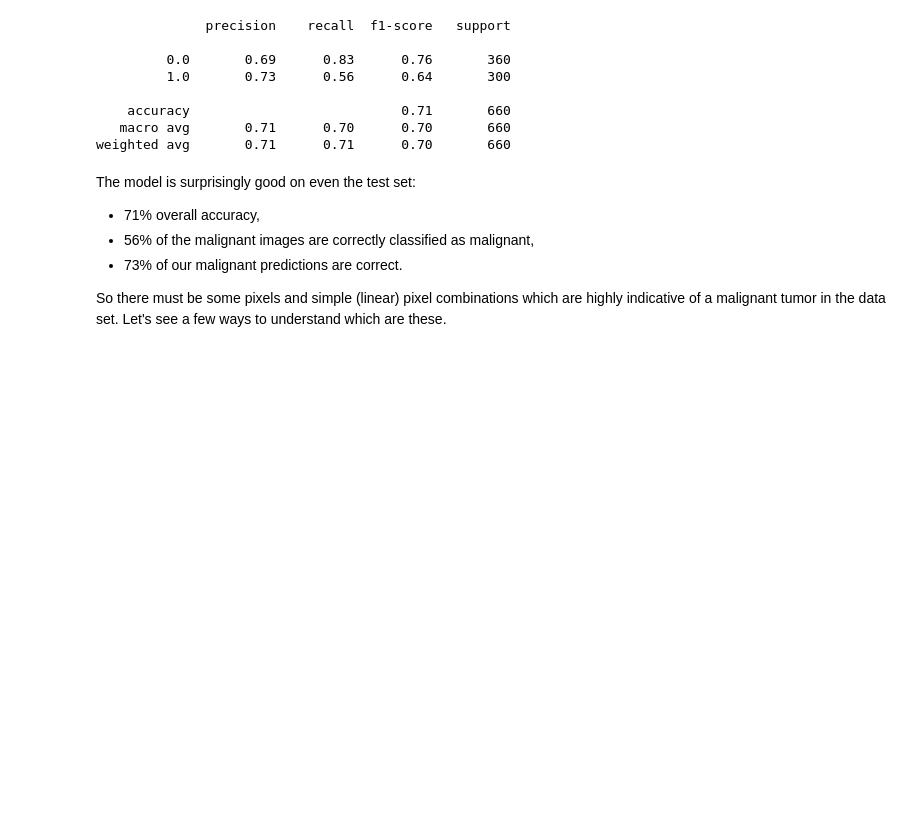
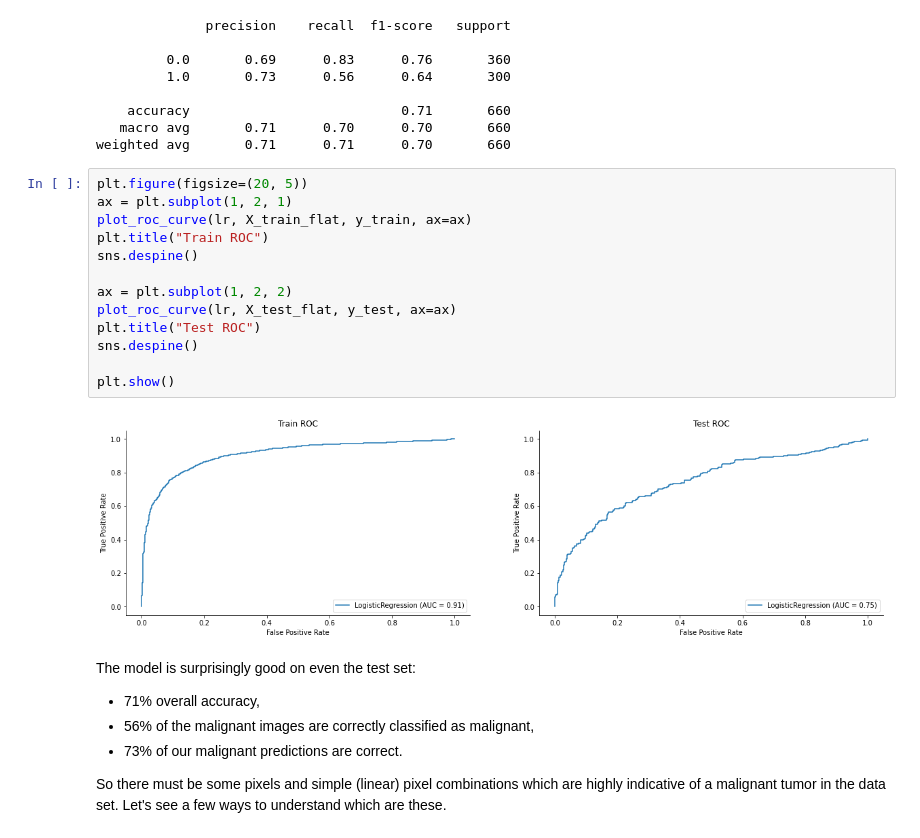
Before and after one commit to danieltsoukup/melanoma_regression, a Jupyter notebook: melanoma-regression.ipynb, the cells around one changed output. Saved outputs shown, nothing was run; the diff lists cells and outputs as text; blank space fills up the shorter version.

```diff
--- a/melanoma-regression.ipynb
+++ b/melanoma-regression.ipynb
@@ -195,6 +195,21 @@ print(test_report)
     accuracy                           0.71       660
    macro avg       0.71      0.70      0.70       660
 weighted avg       0.71      0.71      0.70       660
+# %%
+plt.figure(figsize=(20, 5))
+ax = plt.subplot(1, 2, 1)
+plot_roc_curve(lr, X_train_flat, y_train, ax=ax)
+plt.title("Train ROC")
+sns.despine()
+
+ax = plt.subplot(1, 2, 2)
+plot_roc_curve(lr, X_test_flat, y_test, ax=ax)
+plt.title("Test ROC")
+sns.despine()
+
+plt.show()
+# %% [output]
+[figure, added]
 # %% [markdown]
 The model is surprisingly good on even the test set:
 - 71% overall accuracy,
```
Also changed, not shown: parts of 27 cells of this notebook.
